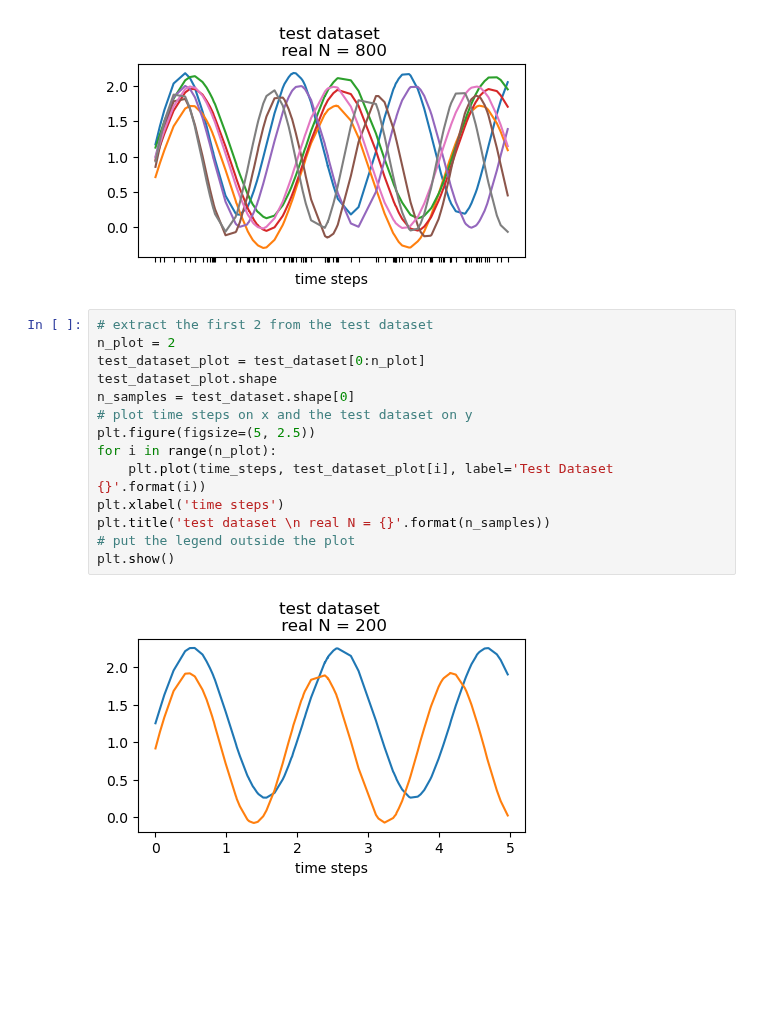
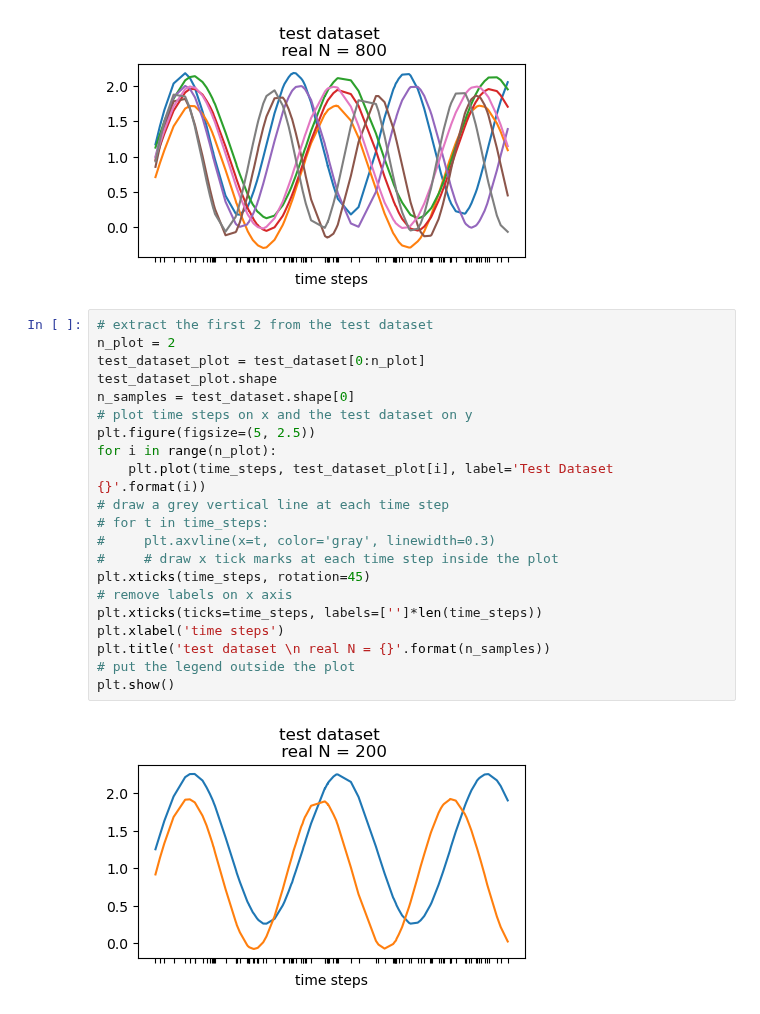
Before and after one commit to luisas/fl4tsf, a Jupyter notebook: analysis/01_baseline_checks.ipynb, the cells around one changed output. Cells and saved outputs as stored; diff of their text form; blank space fills up the shorter version.

```diff
--- a/analysis/01_baseline_checks.ipynb
+++ b/analysis/01_baseline_checks.ipynb
@@ -109,16 +109,23 @@ plt.show()
 # %%
 # extract the first 2 from the test dataset
 n_plot = 2
 test_dataset_plot = test_dataset[0:n_plot]
 test_dataset_plot.shape
 n_samples = test_dataset.shape[0]
 # plot time steps on x and the test dataset on y
 plt.figure(figsize=(5, 2.5))
 for i in range(n_plot):
     plt.plot(time_steps, test_dataset_plot[i], label='Test Dataset {}'.format(i))
+# draw a grey vertical line at each time step
+# for t in time_steps:
+#     plt.axvline(x=t, color='gray', linewidth=0.3)
+#     # draw x tick marks at each time step inside the plot
+plt.xticks(time_steps, rotation=45)
+# remove labels on x axis
+plt.xticks(ticks=time_steps, labels=['']*len(time_steps))
 plt.xlabel('time steps')
 plt.title('test dataset \n real N = {}'.format(n_samples))
 # put the legend outside the plot
 plt.show()
 # %% [output]
-[figure, old version]
+[figure, new version]
```
Also changed, not shown: 32 other files.
